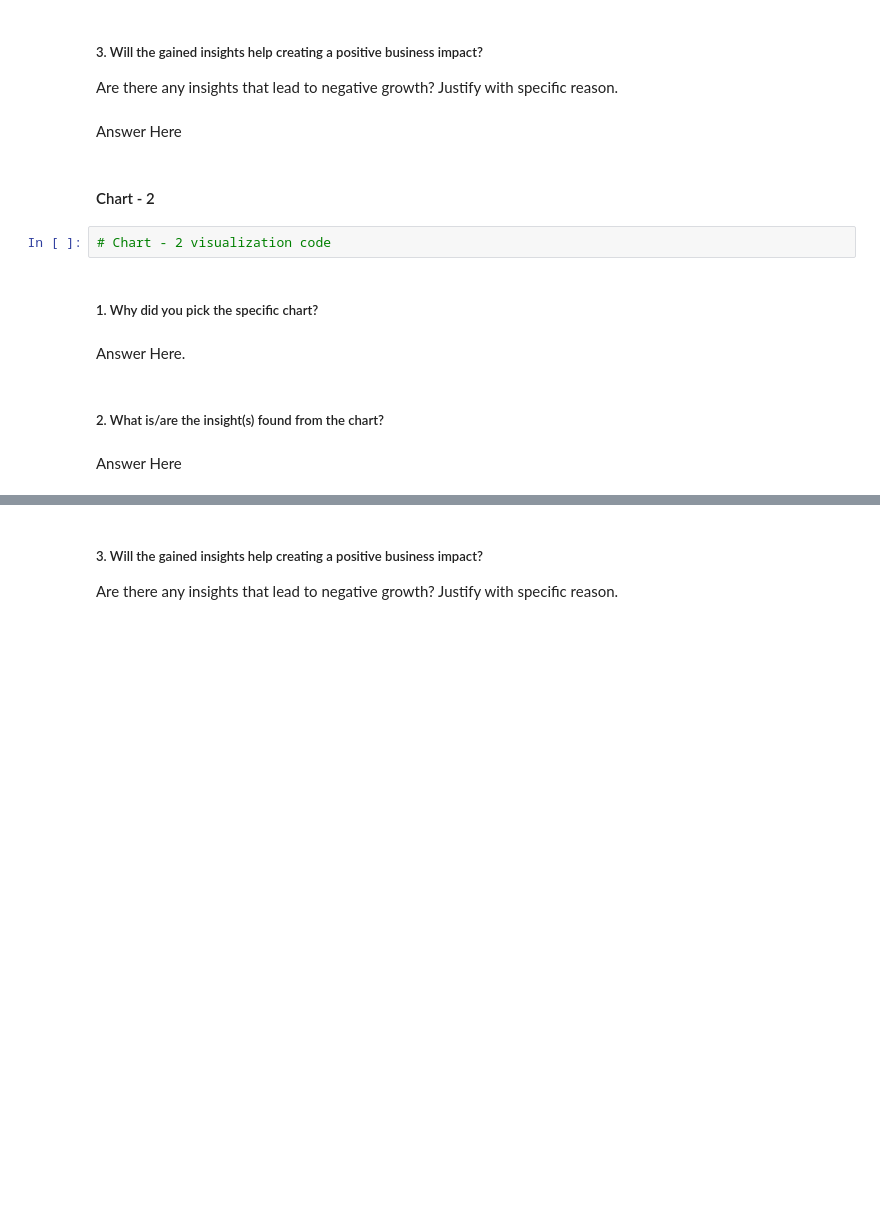
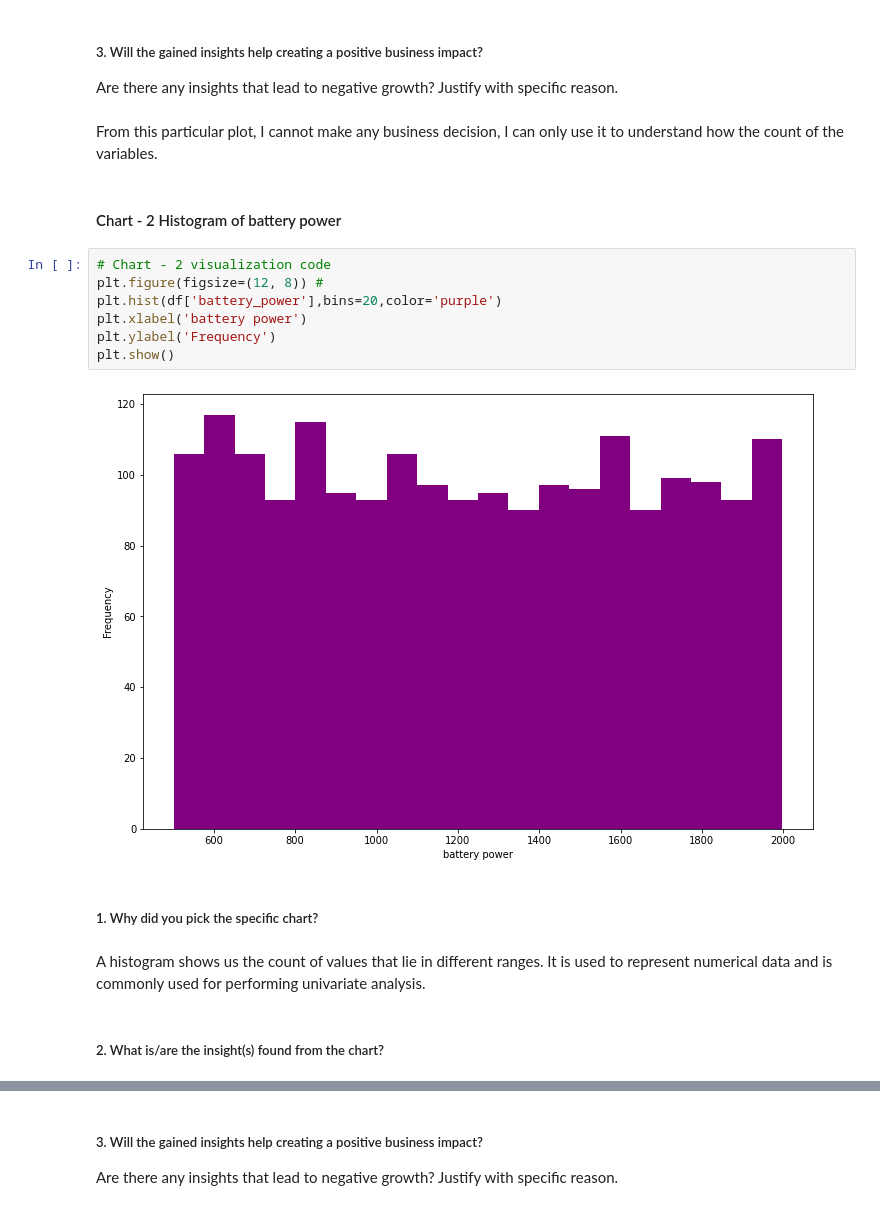
Before and after one commit to Sharath670/Mobile-Price-Range-Prediction-CP-3-, a Jupyter notebook: Mobile_price_range_prediction(CP3).ipynb, the cells around one changed output, grey strips where cells are left out. Drawn from its saved outputs; the diff is of its cells as text; blank space fills up the shorter version.

```diff
--- a/Mobile_price_range_prediction(CP3).ipynb
+++ b/Mobile_price_range_prediction(CP3).ipynb
@@ -445,17 +453,22 @@ Answer Here
 # %% [markdown]
 ##### 3. Will the gained insights help creating a positive business impact?
 Are there any insights that lead to negative growth? Justify with specific reason.
-# %% [markdown]
-Answer Here
+# %% [markdown]
+From this particular plot, I cannot make any business decision, I can only use it to understand how the count of the variables.
 # %% [markdown]
-#### Chart - 2
+#### Chart - 2 Histogram of battery power
-# %%
-# Chart - 2 visualization code
+# %%
+# Chart - 2 visualization code
+plt.figure(figsize=(12, 8)) #
+plt.hist(df['battery_power'],bins=20,color='purple')
+plt.xlabel('battery power')
+plt.ylabel('Frequency')
+plt.show()
+# %% [output]
+[figure, added]
 # %% [markdown]
 ##### 1. Why did you pick the specific chart?
-# %% [markdown]
-Answer Here.
+# %% [markdown]
+A histogram shows us the count of values that lie in different ranges. It is used to represent numerical data and is commonly used for performing univariate analysis.
 # %% [markdown]
 ##### 2. What is/are the insight(s) found from the chart?
-# %% [markdown]
-Answer Here
```
Also changed, not shown: parts of 50 cells of this notebook.
